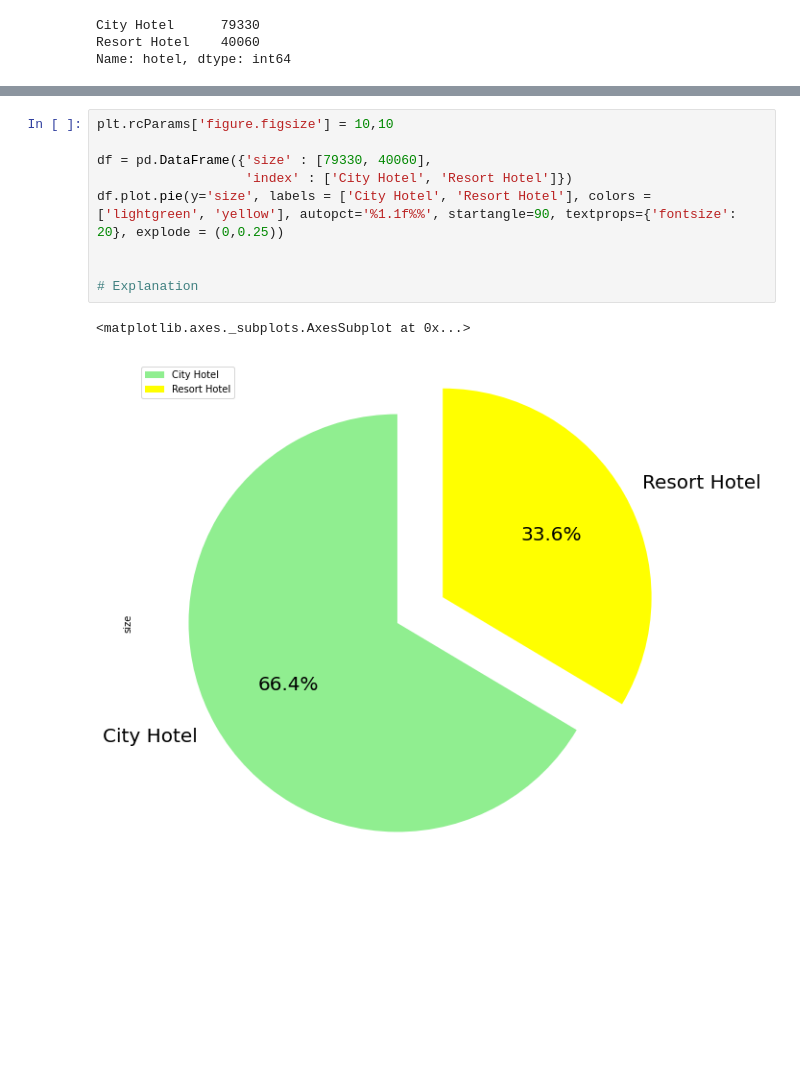
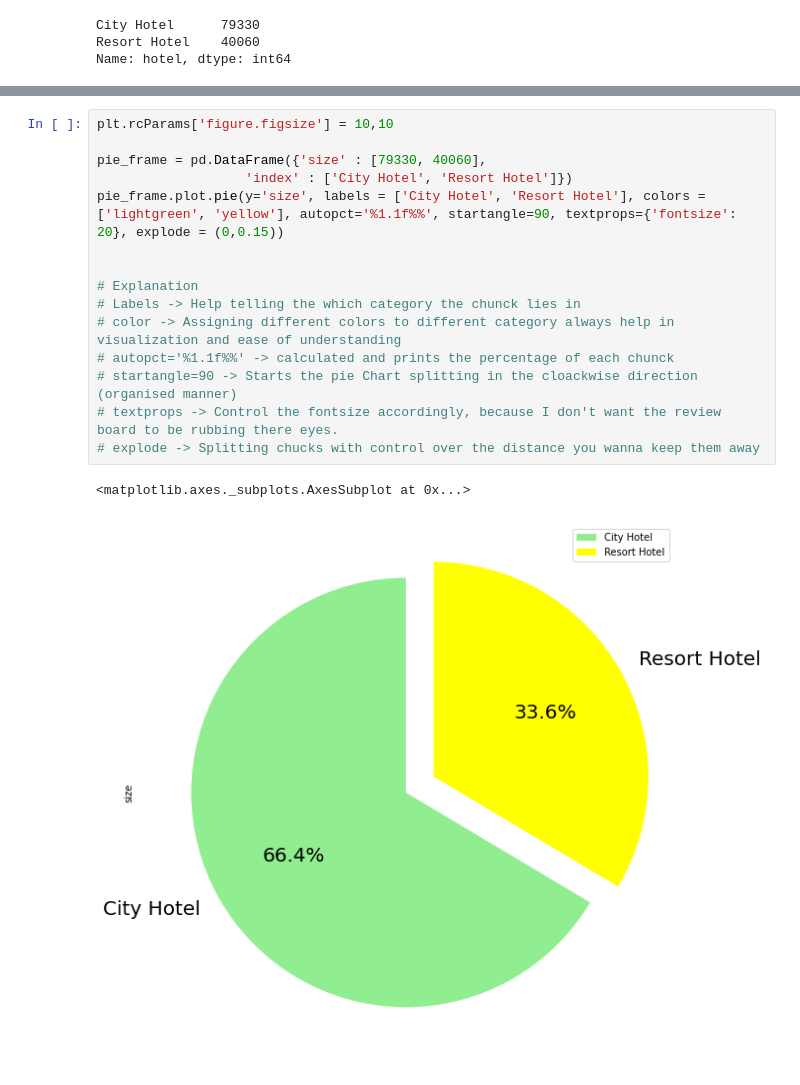
Before and after one commit to sagar2582/Capstone-1-Hotel-Booking-Analysis, a Jupyter notebook: Hotel_Booking_Analysis.ipynb, the cells around one changed output, grey strips where cells are left out. Drawn from its saved outputs; the diff is of its cells as text; blank space fills up the shorter version.

```diff
--- a/Hotel_Booking_Analysis.ipynb
+++ b/Hotel_Booking_Analysis.ipynb
@@ -200,12 +200,18 @@ df.plot.pie(y='size', labels = ['City Hotel', 'Resort Hotel'], colors = ['lightg
 # %%
 plt.rcParams['figure.figsize'] = 10,10
 
-df = pd.DataFrame({'size' : [79330, 40060],
+pie_frame = pd.DataFrame({'size' : [79330, 40060],
                    'index' : ['City Hotel', 'Resort Hotel']})
-df.plot.pie(y='size', labels = ['City Hotel', 'Resort Hotel'], colors = ['lightgreen', 'yellow'], autopct='%1.1f%%', startangle=90, textprops={'fontsize': 20}, explode = (0,0.25))
+pie_frame.plot.pie(y='size', labels = ['City Hotel', 'Resort Hotel'], colors = ['lightgreen', 'yellow'], autopct='%1.1f%%', startangle=90, textprops={'fontsize': 20}, explode = (0,0.15))
 
 
 # Explanation
+# Labels -> Help telling the which category the chunck lies in
+# color -> Assigning different colors to different category always help in visualization and ease of understanding
+# autopct='%1.1f%%' -> calculated and prints the percentage of each chunck
+# startangle=90 -> Starts the pie Chart splitting in the cloackwise direction (organised manner)
+# textprops -> Control the fontsize accordingly, because I don't want the review board to be rubbing there eyes.
+# explode -> Splitting chucks with control over the distance you wanna keep them away
 # %% [output]
 <matplotlib.axes._subplots.AxesSubplot at 0x...>
-[figure, old version]
+[figure, new version]
```
Also changed, not shown: parts of 13 cells of this notebook.
